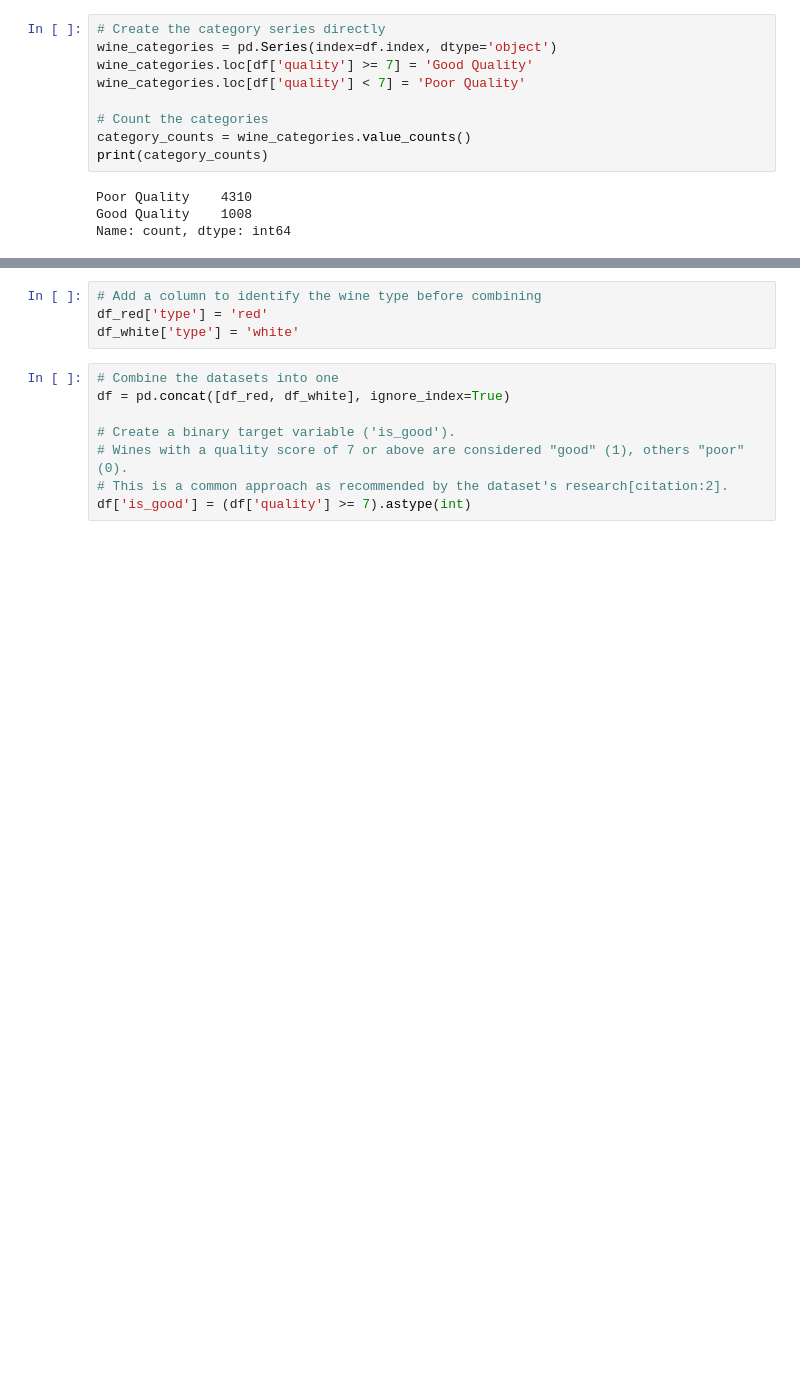
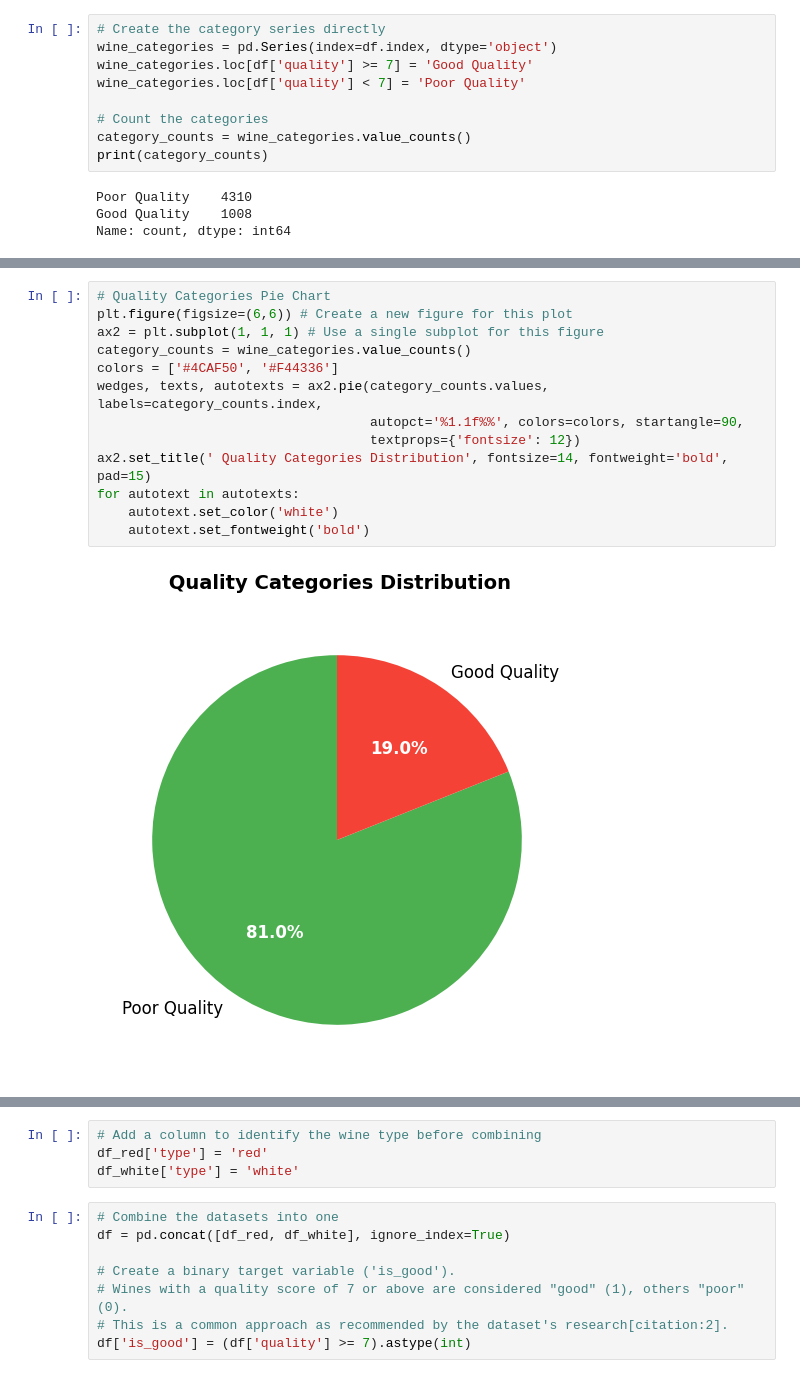
Before and after one commit to akash99955/AML, a Jupyter notebook: AI.ipynb, the cells around one changed output, grey strips where cells are left out. Drawn from its saved outputs; the diff is of its cells as text; blank space fills up the shorter version.

```diff
--- a/AI.ipynb
+++ b/AI.ipynb
@@ -128,0 +206,15 @@ Name: count, dtype: int64
+# %%
+# Quality Categories Pie Chart
+plt.figure(figsize=(6,6)) # Create a new figure for this plot
+ax2 = plt.subplot(1, 1, 1) # Use a single subplot for this figure
+category_counts = wine_categories.value_counts()
+colors = ['#4CAF50', '#F44336']
+wedges, texts, autotexts = ax2.pie(category_counts.values, labels=category_counts.index,
+                                   autopct='%1.1f%%', colors=colors, startangle=90,
+                                   textprops={'fontsize': 12})
+ax2.set_title(' Quality Categories Distribution', fontsize=14, fontweight='bold', pad=15)
+for autotext in autotexts:
+    autotext.set_color('white')
+    autotext.set_fontweight('bold')
+# %% [output]
+[figure, added]
```
Also changed, not shown: parts of 22 cells of this notebook.
